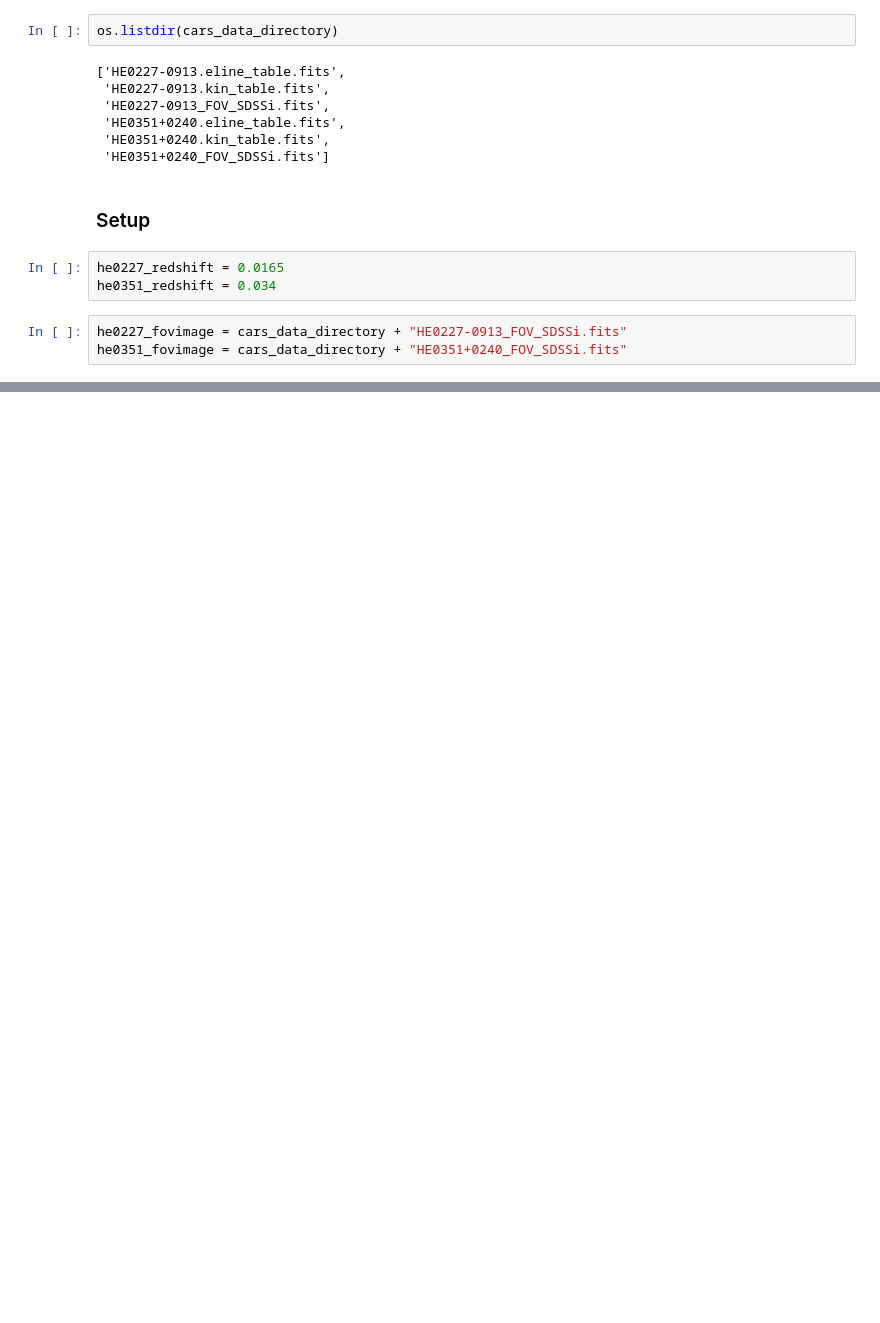
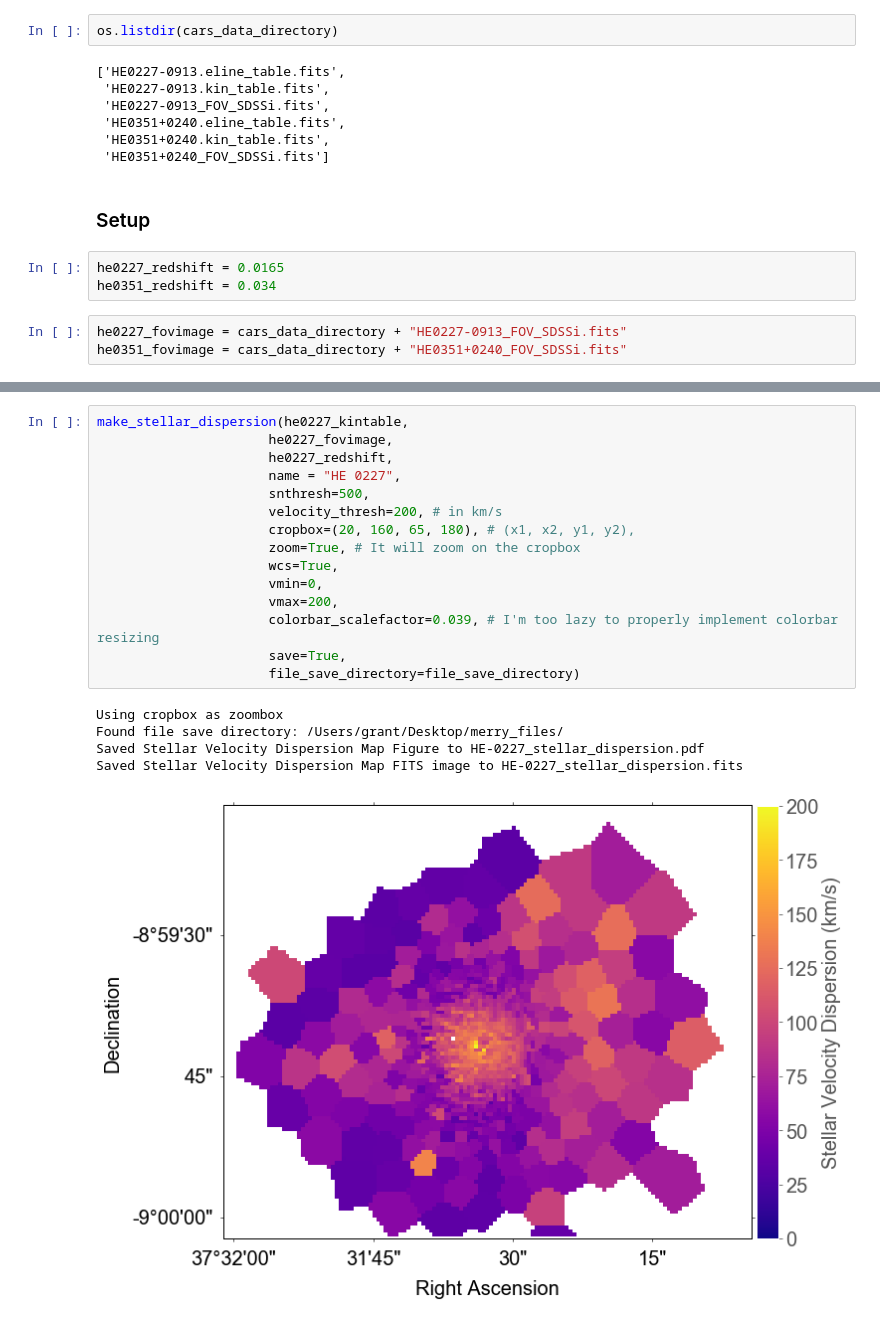
Before and after one commit to granttremblay/Merry_Paper, a Jupyter notebook: MerryMaps.ipynb, the cells around one changed output, grey strips where cells are left out. Drawn from its saved outputs; the diff is of its cells as text; blank space fills up the shorter version.

```diff
--- a/MerryMaps.ipynb
+++ b/MerryMaps.ipynb
@@ -99,0 +332,21 @@ show_fovimage(he0351_fovimage, "HE 0351", nanthresh=0.003)
+# %%
+make_stellar_dispersion(he0227_kintable,
+                      he0227_fovimage,
+                      he0227_redshift,
+                      name = "HE 0227",
+                      snthresh=500,
+                      velocity_thresh=200, # in km/s
+                      cropbox=(20, 160, 65, 180), # (x1, x2, y1, y2),
+                      zoom=True, # It will zoom on the cropbox
+                      wcs=True,
+                      vmin=0,
+                      vmax=200,
+                      colorbar_scalefactor=0.039, # I'm too lazy to properly implement colorbar resizing
+                      save=True,
+                      file_save_directory=file_save_directory)
+# %% [output]
+Using cropbox as zoombox
+Found file save directory: /Users/grant/Desktop/merry_files/
+Saved Stellar Velocity Dispersion Map Figure to HE-0227_stellar_dispersion.pdf
+Saved Stellar Velocity Dispersion Map FITS image to HE-0227_stellar_dispersion.fits
+[figure, added]
```
Also changed, not shown: parts of 13 cells of this notebook.
